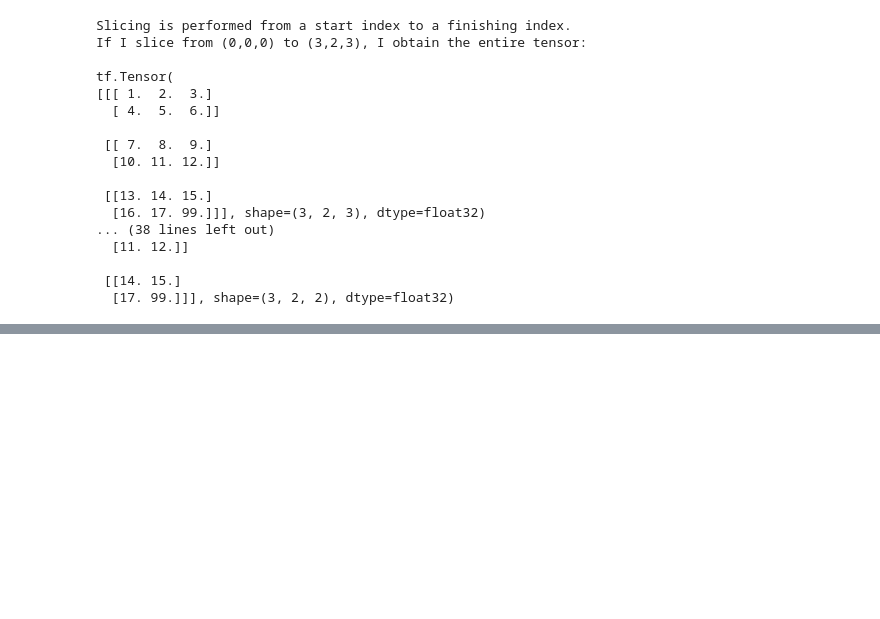
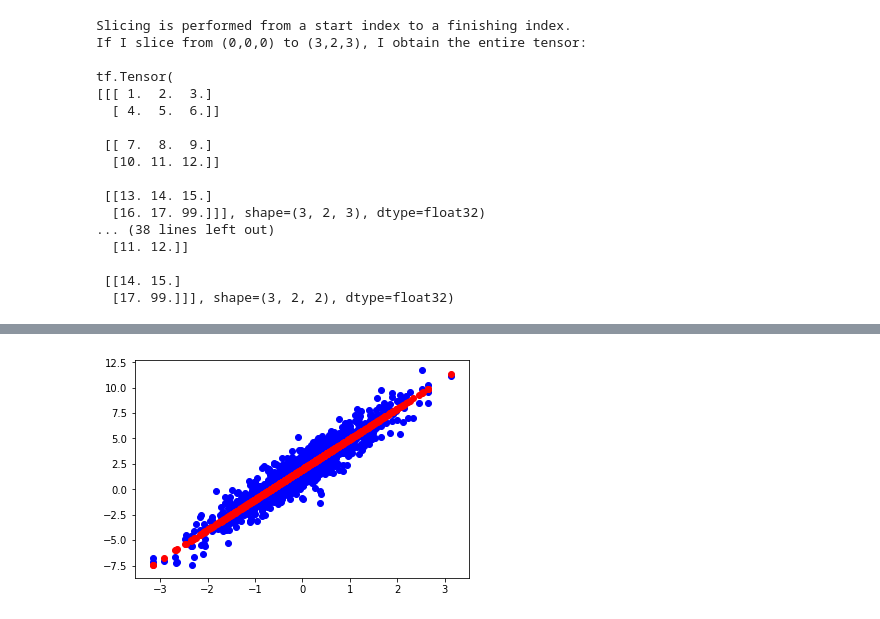
Before and after one commit to ndexter/DLforCompMath, a Jupyter notebook: Tutorial1/tensorflow_intro.ipynb, the cells around one changed output, grey strips where cells are left out. Saved outputs shown, nothing was run; the diff lists cells and outputs as text; code cells hidden in the pictures; blank space fills up the shorter version.

```diff
--- a/Tutorial1/tensorflow_intro.ipynb
+++ b/Tutorial1/tensorflow_intro.ipynb
@@ -250,0 +399,9 @@ tf.Tensor(
+# %%
+plt.scatter(inputs, outputs, c='b')
+plt.scatter(inputs, model(inputs), c='r')
+plt.show()
+
+print('Current loss: '),
+print(loss(model(inputs), outputs).numpy())
+# %% [output]
+[figure, added]
```
Also changed, not shown: parts of 15 cells of this notebook.
